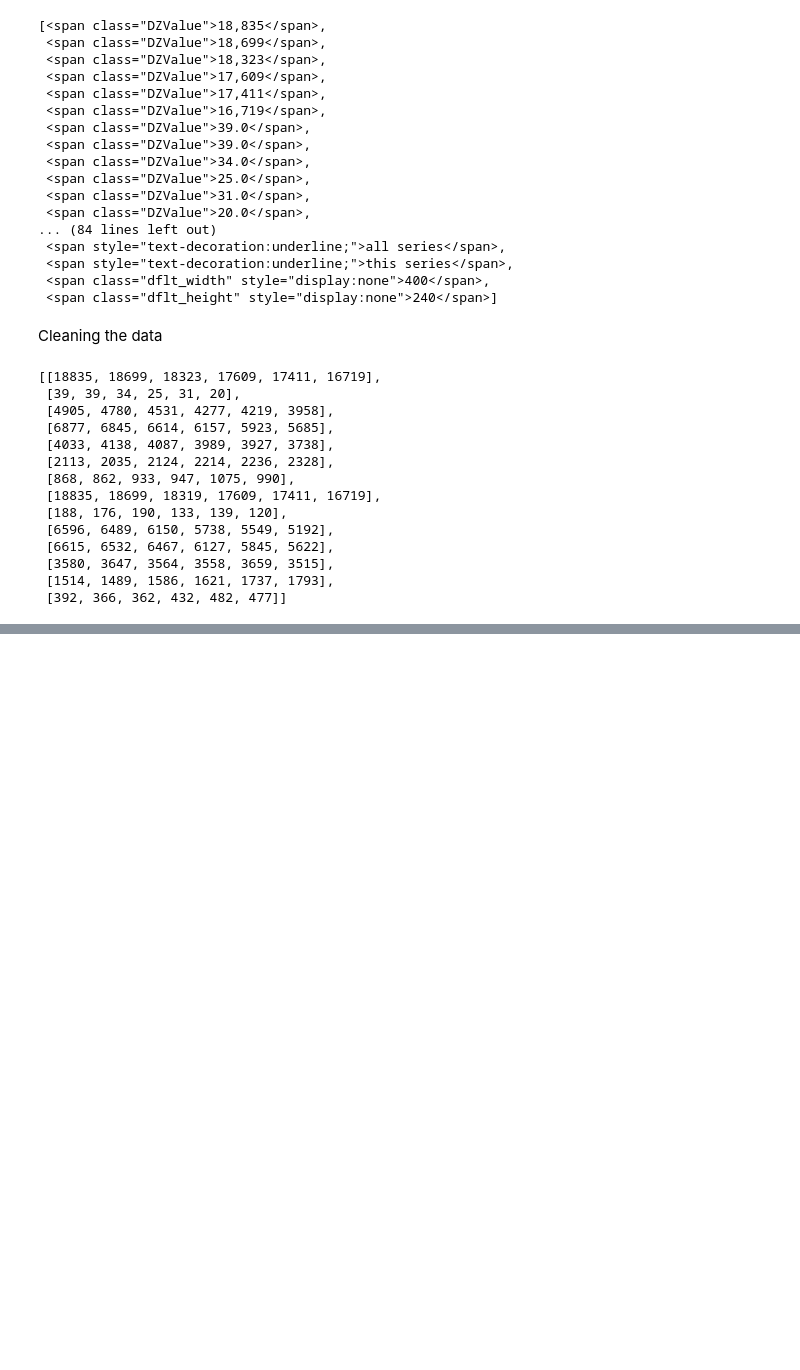
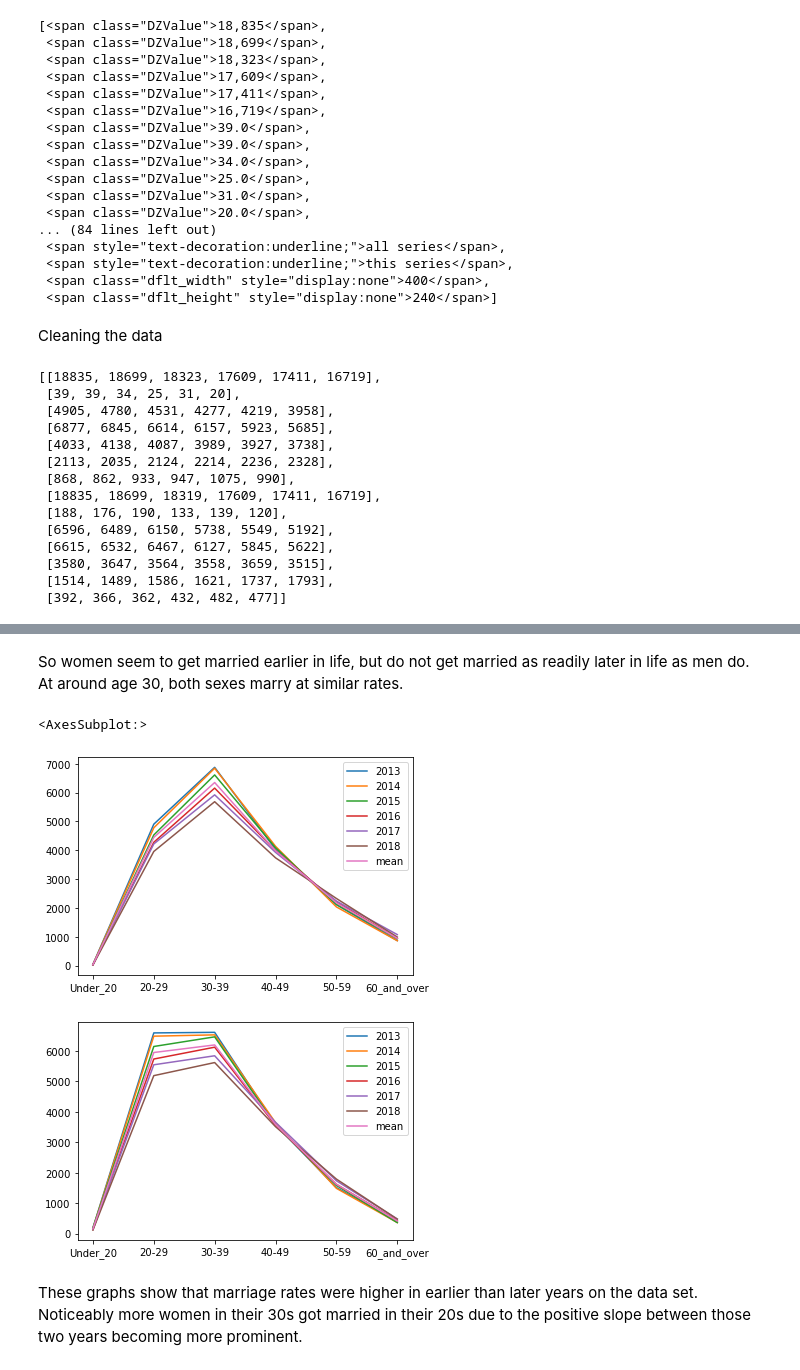
Before and after one commit to jasondecambre/STATINMarriage, a Jupyter notebook: STATIN Marriage and Divorce Statistics.ipynb, the cells around one changed output, grey strips where cells are left out. Cells and saved outputs as stored; diff of their text form; code cells hidden in the pictures; blank space fills up the shorter version.

```diff
--- a/STATIN Marriage and Divorce Statistics.ipynb
+++ b/STATIN Marriage and Divorce Statistics.ipynb
@@ -132,0 +133,11 @@ cross.plot()
+# %% [markdown]
+So women seem to get married earlier in life, but do not get married as readily later in life as men do. At around age 30, both sexes marry at similar rates.
+# %%
+males.plot()
+females.plot()
+# %% [output]
+<AxesSubplot:>
+[figure, added]
+[figure, added]
+# %% [markdown]
+These graphs show that marriage rates were higher in earlier than later years on the data set. Noticeably more women in their 30s got married in their 20s due to the positive slope between those two years becoming more prominent.
```
Also changed, not shown: parts of 8 cells of this notebook.
